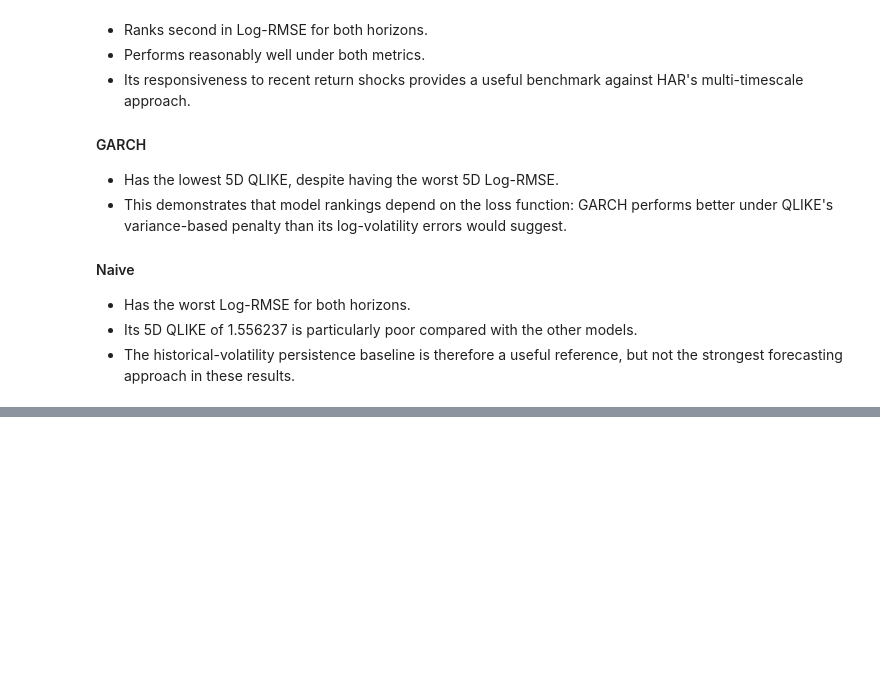
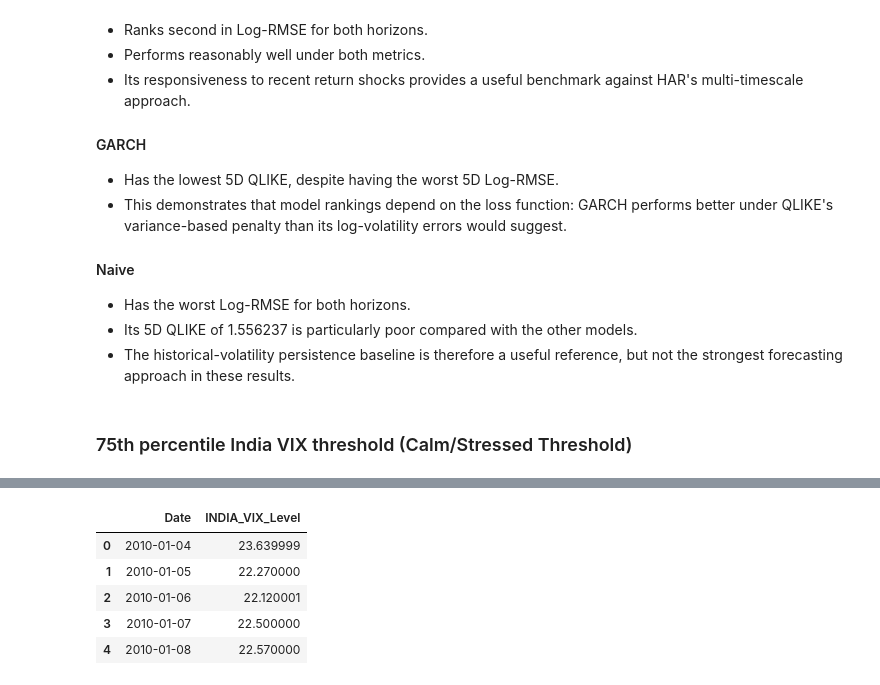
Before and after one commit to Srisupha29/DataScience_Projects, a Jupyter notebook: Indian_Equity_Market_Risk_Forecaster/notebooks/02_Volatility_Targets.ipynb, the cells around one changed output, grey strips where cells are left out. Cells and saved outputs as stored; diff of their text form; code cells hidden in the pictures; blank space fills up the shorter version.

```diff
--- a/Indian_Equity_Market_Risk_Forecaster/notebooks/02_Volatility_Targets.ipynb
+++ b/Indian_Equity_Market_Risk_Forecaster/notebooks/02_Volatility_Targets.ipynb
@@ -2351,3 +2351,26 @@ display(leaderboard)
 - Has the worst Log-RMSE for both horizons.
 - Its 5D QLIKE of 1.556237 is particularly poor compared with the other models.
 - The historical-volatility persistence baseline is therefore a useful reference, but not the strongest forecasting approach in these results.
+# %% [markdown]
+### 75th percentile India VIX threshold (Calm/Stressed Threshold)
+# %%
+market_macro = pd.read_parquet(
+    FEATURE_DIR / "market_macro_features.parquet"
+).copy()
+
+if "Date" not in market_macro.columns:
+    market_macro = market_macro.reset_index()
+
+market_macro["Date"] = pd.to_datetime(market_macro["Date"])
+
+vix_data = market_macro[["Date", "INDIA_VIX_Level"]].copy()
+
+vix_data = vix_data.dropna(
+    subset=["INDIA_VIX_Level"]
+).drop_duplicates("Date")
+
+print("India VIX observations:", len(vix_data))
+print("Date range:", vix_data["Date"].min(), "to", vix_data["Date"].max())
+
+display(vix_data.head())
+# %% [output]
@@ -2353,0 +2379,6 @@ display(leaderboard)
+|  | Date | INDIA_VIX_Level |
+| 0 | 2010-01-04 | 23.639999 |
+| 1 | 2010-01-05 | 22.270000 |
+| 2 | 2010-01-06 | 22.120001 |
+| 3 | 2010-01-07 | 22.500000 |
+| 4 | 2010-01-08 | 22.570000 |
```
Also changed, not shown: parts of 6 cells of this notebook.
